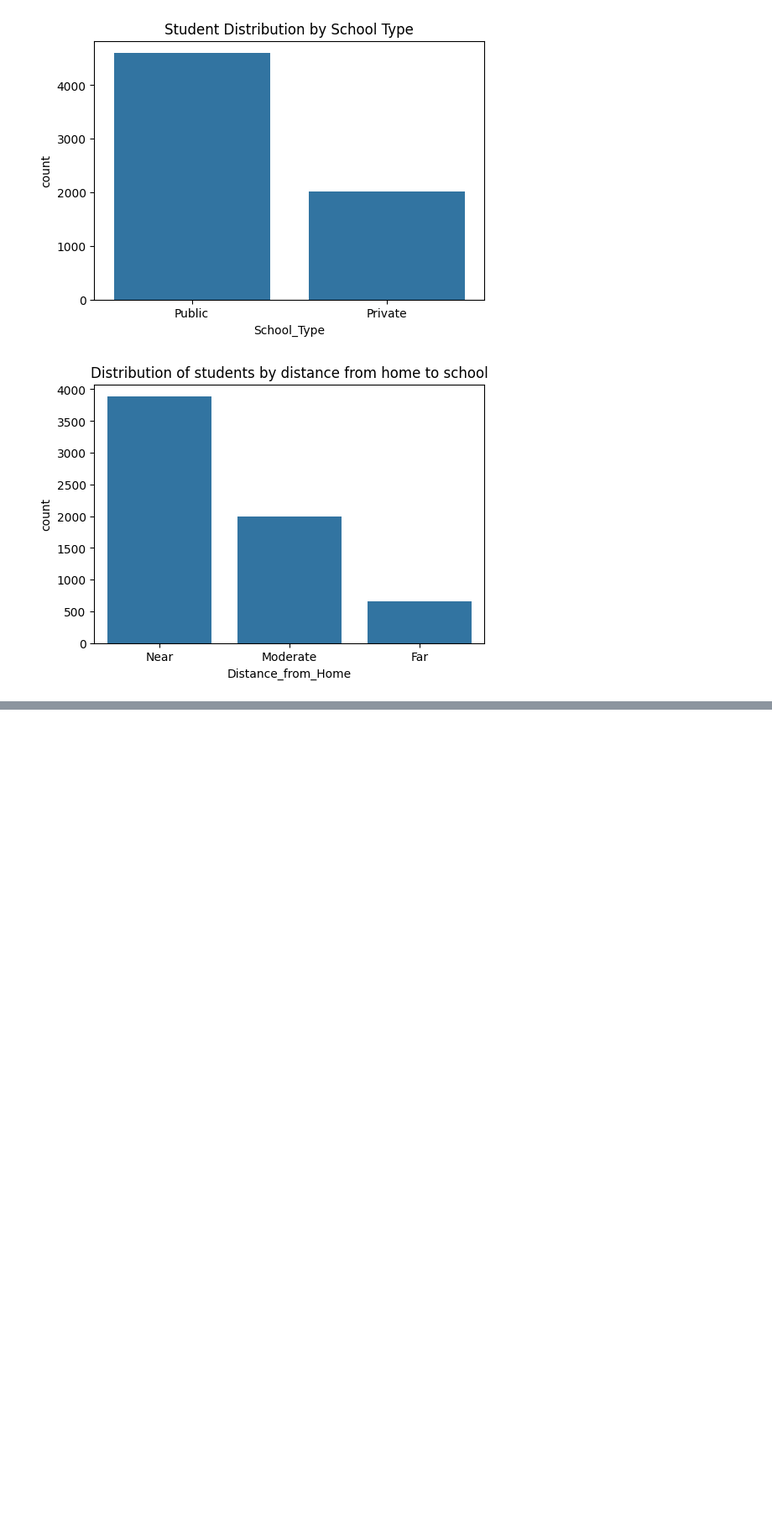
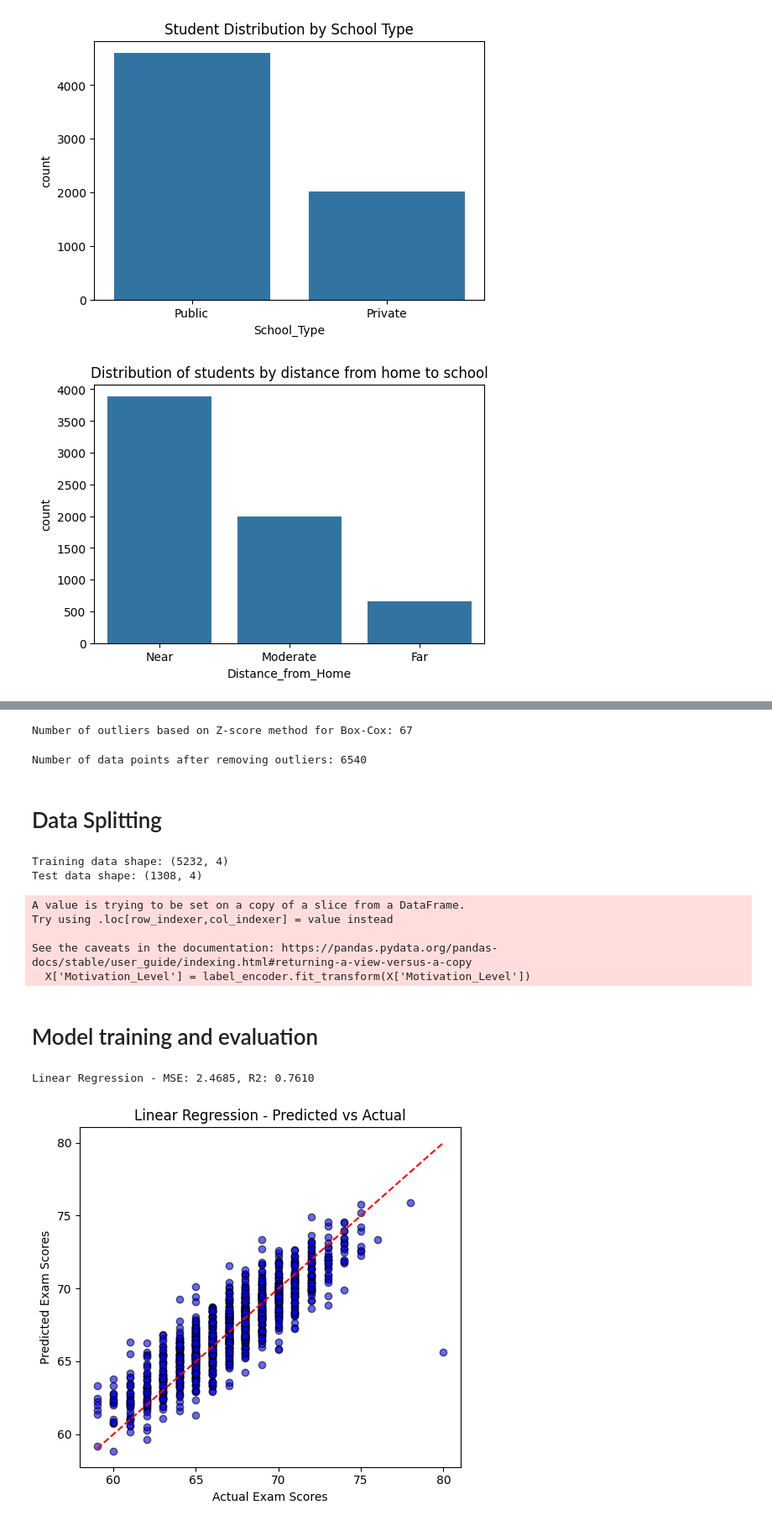
Before and after one commit to Emna-chebbi/student-performance, a Jupyter notebook: student_performance.ipynb, the cells around one changed output, grey strips where cells are left out. Shown at 84% size. Saved outputs shown, nothing was run; the diff lists cells and outputs as text; code cells hidden in the pictures; blank space fills up the shorter version.

```diff
--- a/student_performance.ipynb
+++ b/student_performance.ipynb
@@ -178,0 +234,48 @@ plt.show()
+# %%
+from scipy.stats import zscore
+
+# Calculate the Z-scores for Box-Cox data
+z_scores_boxcox = zscore(data['BoxCox_Exam_Score'])
+
+# Identify outliers
+outliers_boxcox_zscore = data[abs(z_scores_boxcox) > 3]
+print(f"Number of outliers based on Z-score method for Box-Cox: {outliers_boxcox_zscore.shape[0]}")
+# %% [output]
+Number of outliers based on Z-score method for Box-Cox: 67
+# %%
+# Removing the identified outliers using the Z-score method
+data_cleaned = data[abs(z_scores_boxcox) <= 3]
+
+# Check the number of remaining data points
+print(f"Number of data points after removing outliers: {data_cleaned.shape[0]}")
+# %% [output]
+Number of data points after removing outliers: 6540
+# %% [markdown]
+# Data Splitting
+# %%
+from sklearn.model_selection import train_test_split
+
+# Split the data into features (X) and target (y)
+features = ['Hours_Studied', 'Attendance', 'Previous_Scores', 'Motivation_Level']
+X = data_cleaned[features]
+y = data_cleaned['Exam_Score']
+
+X_train, X_test, y_train, y_test = train_test_split(X, y, test_size=0.2, random_state=42)
+
+print(f"Training data shape: {X_train.shape}")
+print(f"Test data shape: {X_test.shape}")
+# %% [output]
+Training data shape: (5232, 4)
+Test data shape: (1308, 4)
+# %%
+from sklearn.preprocessing import LabelEncoder
+label_encoder = LabelEncoder()
+X['Motivation_Level'] = label_encoder.fit_transform(X['Motivation_Level'])
+# %% [output]
+A value is trying to be set on a copy of a slice from a DataFrame.
+Try using .loc[row_indexer,col_indexer] = value instead
+
+See the caveats in the documentation: https://pandas.pydata.org/pandas-docs/stable/user_guide/indexing.html#returning-a-view-versus-a-copy
+  X['Motivation_Level'] = label_encoder.fit_transform(X['Motivation_Level'])
+# %% [markdown]
+# Model training and evaluation
@@ -178,0 +286,32 @@ plt.show()
+# %%
+# Linear Regression Model
+from sklearn.linear_model import LinearRegression
+from sklearn.metrics import mean_squared_error, r2_score
+import matplotlib.pyplot as plt
+
+linear_reg = LinearRegression()
+
+linear_reg.fit(X_train, y_train)
+
+y_pred_lr = linear_reg.predict(X_test)
+
+# Evaluate the model
+mse_lr = mean_squared_error(y_test, y_pred_lr)
+r2_lr = r2_score(y_test, y_pred_lr)
+print(f"Linear Regression - MSE: {mse_lr:.4f}, R2: {r2_lr:.4f}")
+
+plt.figure(figsize=(10, 5))
+
+# Predicted vs Actual
+plt.subplot(1, 2, 1)
+plt.scatter(y_test, y_pred_lr, color='blue', edgecolors='black', alpha=0.6)
+plt.plot([min(y_test), max(y_test)], [min(y_test), max(y_test)], color='red', linestyle='--')
+plt.title('Linear Regression - Predicted vs Actual')
+plt.xlabel('Actual Exam Scores')
+plt.ylabel('Predicted Exam Scores')
+
+plt.tight_layout()
+plt.show()
+# %% [output]
+Linear Regression - MSE: 2.4685, R2: 0.7610
+[figure, added]
```
Also changed, not shown: parts of 13 cells of this notebook.
